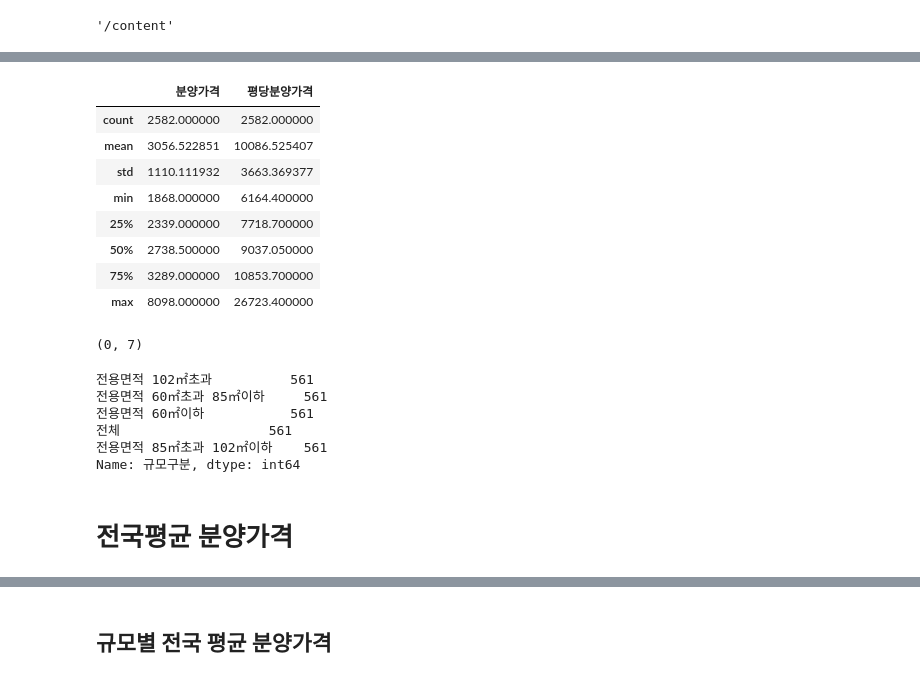
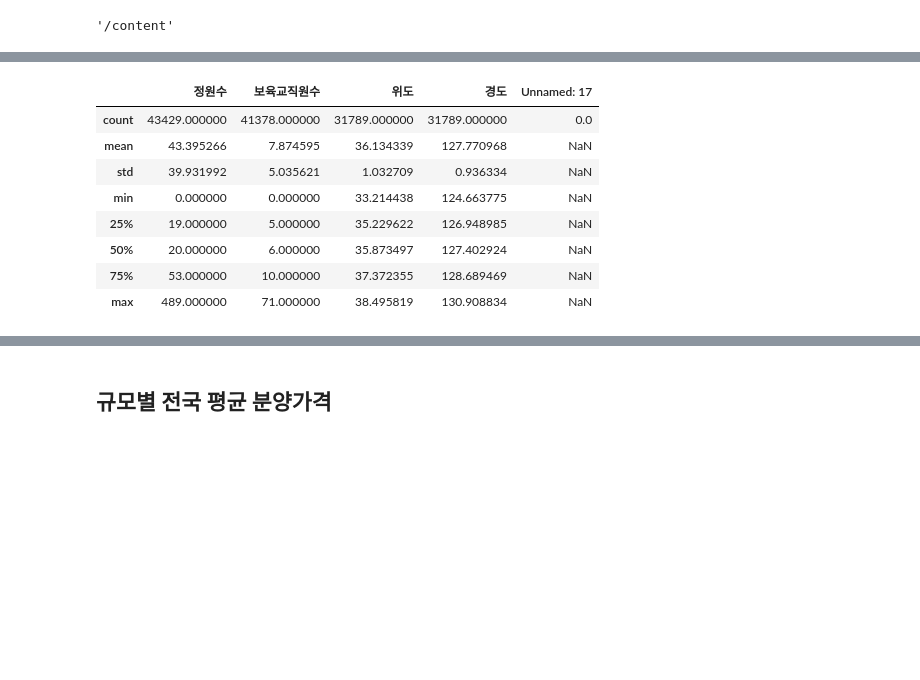
Before and after one commit to yooseonghwan/OpenDataWrangling, a Jupyter notebook: 전국어린이집표준데이터.ipynb, the cells around one changed output, grey strips where cells are left out. Saved outputs shown, nothing was run; the diff lists cells and outputs as text; code cells hidden in the pictures; blank space fills up the shorter version.

```diff
--- a/전국어린이집표준데이터.ipynb
+++ b/전국어린이집표준데이터.ipynb
@@ -67,4 +50,4 @@ drwxr-xr-x 1 root root   4096 Aug 20 07:44 ./
 # %%
-pre_sale = pd.read_csv('전국 평균 분양가격(2018.6월).csv', encoding='euc-kr')
+pre_sale = pd.read_csv('전국어린이집표준데이터.csv', encoding='euc-kr')
 pre_sale.shape
 # %% [output]
@@ -111,6 +98,0 @@ pre_sale_price = pre_sale['분양가격(㎡)']
-# %%
-# 연도와 월은 카테고리 형태의 데이터이기 때문에 스트링 형태로 변경
-pre_sale['연도'] = pre_sale['연도'].astype(str)
-pre_sale['월'] = pre_sale['월'].astype(str)
-
-#참고 : astype 란 Numpy 형 변환 방법: .astype(형변환타입)
@@ -120,10 +99,9 @@ print(pre_sale_price)
-# %%
-# 분양가격의 타입을 숫자로 변경해 줍니다.
-pre_sale['분양가격'] = pd.to_numeric(pre_sale_price, errors='coerce')
-
-
-# 평당 분양가격을 구해볼까요.
-pre_sale['평당분양가격'] = pre_sale['분양가격'] * 3.3
-
-
-#참고: pd.to_numeric , pd= pandas 의 to_numberic 활용 errors= 'coerce' : 숫자로만 변형, erros='ignore' : 에러무시함 , downcast='float' :가장 작은 float dtype , downcast='signed':  가장 작은 sign 사인 데이터
+# %%
+pre_sale_clean = pre_sale.drop(columns=['어린이집팩스번호','소재지도로명주소','어린이집전화번호','시군구명','보육실수','놀이터수','홈페이지주소','어린이집팩스번호','CCTV설치수','데이터기준일자','소재지도로명주소','통학차량운영여부','Unnamed: 17'])
+
+
+pre_sale_clean2 = pre_sale_clean.drop(columns=[[7]], axix=1)
+
+
+pre_sale_clean2.info()
+pre_sale_clean2.columns
@@ -163,30 +210,12 @@ dtype: int64
 # %%
-pre_sale.describe()
+pre_sale_clean.describe()
 # %% [output]
-|  | 분양가격 | 평당분양가격 |
-| count | 2582.000000 | 2582.000000 |
-| mean | 3056.522851 | 10086.525407 |
-| std | 1110.111932 | 3663.369377 |
-| min | 1868.000000 | 6164.400000 |
-| 25% | 2339.000000 | 7718.700000 |
-| 50% | 2738.500000 | 9037.050000 |
-| 75% | 3289.000000 | 10853.700000 |
-| max | 8098.000000 | 26723.400000 |
+|  | 정원수 | 보육교직원수 | 위도 | 경도 | Unnamed: 17 |
+| count | 43429.000000 | 41378.000000 | 31789.000000 | 31789.000000 | 0.0 |
+| mean | 43.395266 | 7.874595 | 36.134339 | 127.770968 | NaN |
+| std | 39.931992 | 5.035621 | 1.032709 | 0.936334 | NaN |
+| min | 0.000000 | 0.000000 | 33.214438 | 124.663775 | NaN |
+| 25% | 19.000000 | 5.000000 | 35.229622 | 126.948985 | NaN |
+| 50% | 20.000000 | 6.000000 | 35.873497 | 127.402924 | NaN |
+| 75% | 53.000000 | 10.000000 | 37.372355 | 128.689469 | NaN |
+| max | 489.000000 | 71.000000 | 38.495819 | 130.908834 | NaN |
-# %%
-# 2017년 데이터만 봅니다.
-pre_sale_2017 = pre_sale.loc[pre_sale['연도'] == 2017]
-pre_sale_2017.shape
-# %% [output]
-(0, 7)
-# %%
-# 같은 값을 갖고 있는 걸로 시도별로 동일하게 데이터가 들어 있는 것을 확인할 수 있습니다.
-pre_sale['규모구분'].value_counts()
-# %% [output]
-전용면적 102㎡초과          561
-전용면적 60㎡초과 85㎡이하     561
-전용면적 60㎡이하           561
-전체                   561
-전용면적 85㎡초과 102㎡이하    561
-Name: 규모구분, dtype: int64
-# %% [markdown]
-# 전국평균 분양가격
```
Also changed, not shown: parts of 85 cells of this notebook.
